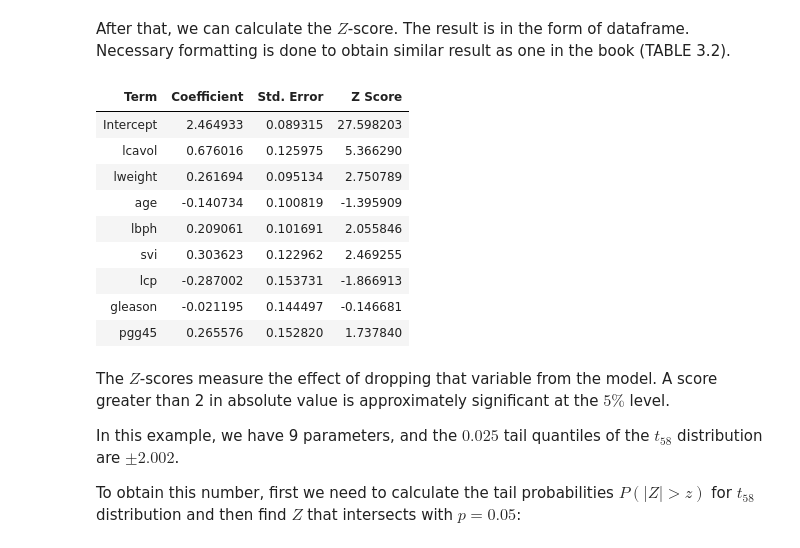
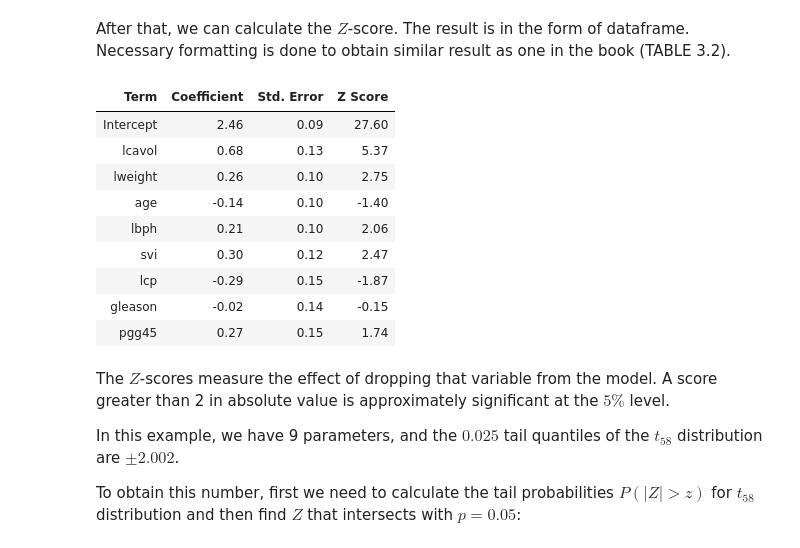
Before and after one commit to abkoesdw/The-Elements-of-Statistical-Learning-Python-Codes, a Jupyter notebook: esl/Chapter 03 - Linear Methods for Regression/3.2.1 Example - Prostate Cancer.ipynb, the cells around one changed output. Saved outputs shown, nothing was run; the diff lists cells and outputs as text; code cells hidden in the pictures.

```diff
--- a/esl/Chapter 03 - Linear Methods for Regression/3.2.1 Example - Prostate Cancer.ipynb
+++ b/esl/Chapter 03 - Linear Methods for Regression/3.2.1 Example - Prostate Cancer.ipynb
@@ -259,29 +259,30 @@ After that, we can calculate the $Z$-score. The result is in the form of datafra
 # %%
 # calculate Z score
 lsreg.calculate_z(x_train, y_train)
 # create the Z score table
 df_zscore = pd.DataFrame(
     {
         'Term': ["Intercept"] + prostate_cancer.meta[:-1],
         "Coefficient": lsreg.beta_hat,
         "Std. Error": lsreg.beta_hat_var,
         "Z Score": lsreg.z
     }
-).style.hide_index()
+).set_index('Term', drop=True)
 
 # format floats to show only 2 digits precision
-df_zscore.apply(lambda x: x.map('{:,.2f}'.format) if x.name != 'Term' else x)
+df_zscore = df_zscore.apply(lambda x: x.map('{:,.2f}'.format))
+df_zscore.reset_index().style.hide_index()
 # %% [output]
 | Term | Coefficient | Std. Error | Z Score |
-| Intercept | 2.464933 | 0.089315 | 27.598203 |
-| lcavol | 0.676016 | 0.125975 | 5.366290 |
-| lweight | 0.261694 | 0.095134 | 2.750789 |
-| age | -0.140734 | 0.100819 | -1.395909 |
-| lbph | 0.209061 | 0.101691 | 2.055846 |
-| svi | 0.303623 | 0.122962 | 2.469255 |
-| lcp | -0.287002 | 0.153731 | -1.866913 |
-| gleason | -0.021195 | 0.144497 | -0.146681 |
-| pgg45 | 0.265576 | 0.152820 | 1.737840 |
+| Intercept | 2.46 | 0.09 | 27.60 |
+| lcavol | 0.68 | 0.13 | 5.37 |
+| lweight | 0.26 | 0.10 | 2.75 |
+| age | -0.14 | 0.10 | -1.40 |
+| lbph | 0.21 | 0.10 | 2.06 |
+| svi | 0.30 | 0.12 | 2.47 |
+| lcp | -0.29 | 0.15 | -1.87 |
+| gleason | -0.02 | 0.14 | -0.15 |
+| pgg45 | 0.27 | 0.15 | 1.74 |
 # %% [markdown]
 The $Z$-scores measure the effect of dropping that variable from the model. A score greater than 2 in absolute value is approximately significant at the $5\%$ level.
 
```
